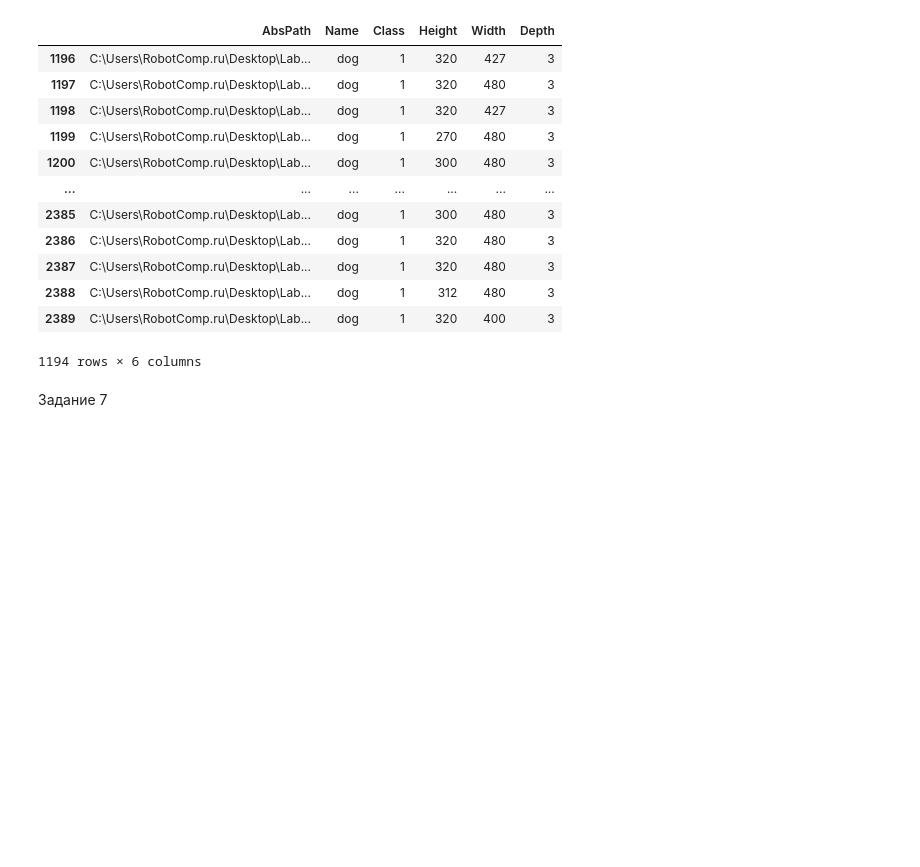
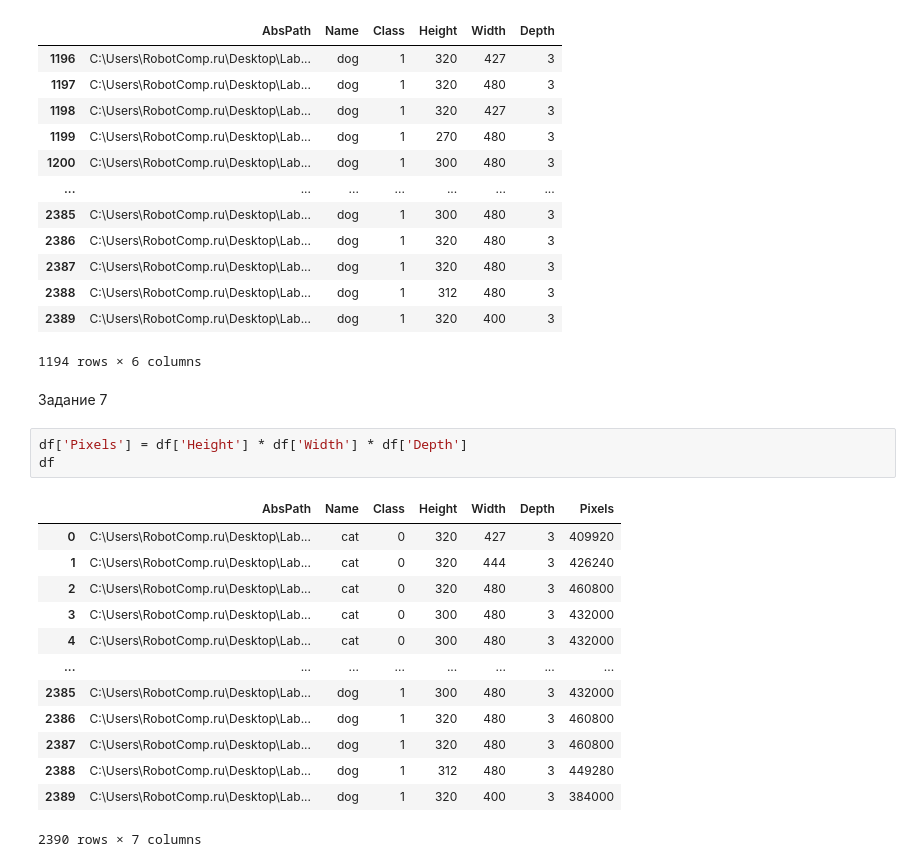
Before and after one commit to IvanAlehin/Lab, a Jupyter notebook: lab4/main.ipynb, the cells around one changed output. Drawn from its saved outputs; the diff is of its cells as text; blank space fills up the shorter version.

```diff
--- a/lab4/main.ipynb
+++ b/lab4/main.ipynb
@@ -146,3 +146,20 @@ df_1_filter
 1194 rows × 6 columns
 # %% [markdown]
 Задание 7
+# %%
+df['Pixels'] = df['Height'] * df['Width'] * df['Depth']
+df
+# %% [output]
+|  | AbsPath | Name | Class | Height | Width | Depth | Pixels |
+| 0 | C:\Users\RobotComp.ru\Desktop\Lab... | cat | 0 | 320 | 427 | 3 | 409920 |
+| 1 | C:\Users\RobotComp.ru\Desktop\Lab... | cat | 0 | 320 | 444 | 3 | 426240 |
+| 2 | C:\Users\RobotComp.ru\Desktop\Lab... | cat | 0 | 320 | 480 | 3 | 460800 |
+| 3 | C:\Users\RobotComp.ru\Desktop\Lab... | cat | 0 | 300 | 480 | 3 | 432000 |
+| 4 | C:\Users\RobotComp.ru\Desktop\Lab... | cat | 0 | 300 | 480 | 3 | 432000 |
+| ... | ... | ... | ... | ... | ... | ... | ... |
+| 2385 | C:\Users\RobotComp.ru\Desktop\Lab... | dog | 1 | 300 | 480 | 3 | 432000 |
+| 2386 | C:\Users\RobotComp.ru\Desktop\Lab... | dog | 1 | 320 | 480 | 3 | 460800 |
+| 2387 | C:\Users\RobotComp.ru\Desktop\Lab... | dog | 1 | 320 | 480 | 3 | 460800 |
+| 2388 | C:\Users\RobotComp.ru\Desktop\Lab... | dog | 1 | 312 | 480 | 3 | 449280 |
+| 2389 | C:\Users\RobotComp.ru\Desktop\Lab... | dog | 1 | 320 | 400 | 3 | 384000 |
+2390 rows × 7 columns
```
Also changed, not shown: parts of 2 cells of this notebook.
